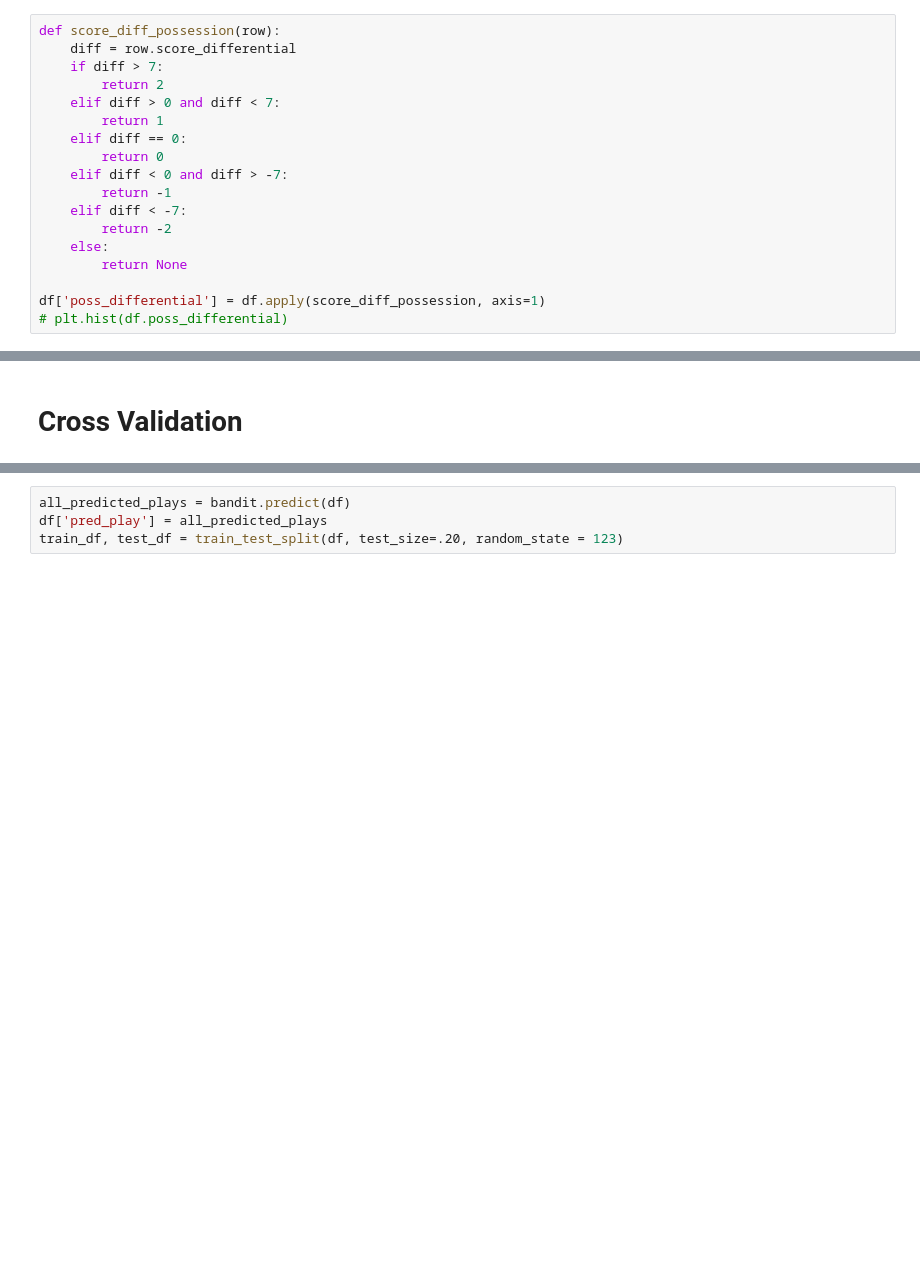
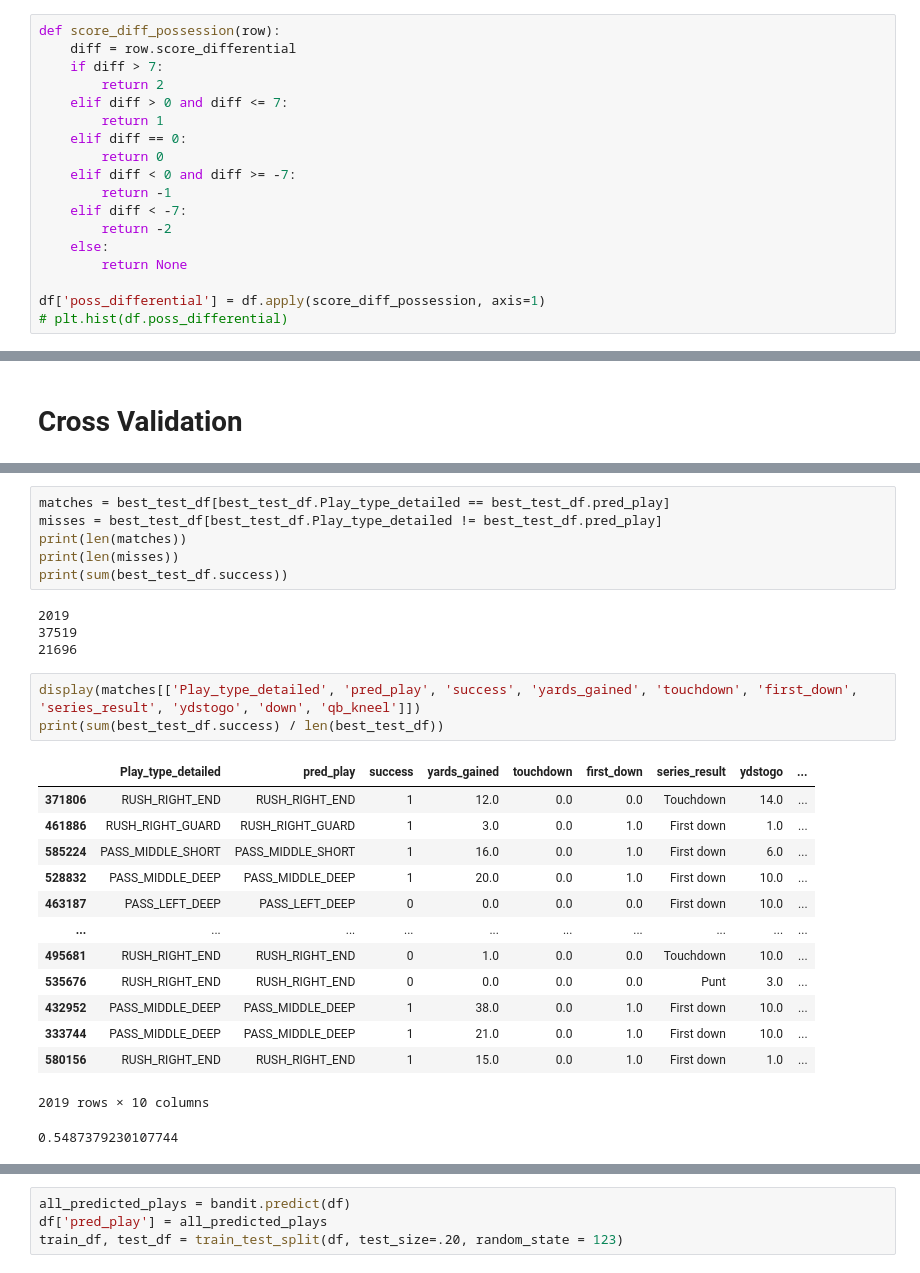
Before and after one commit to mchawla33/w210-capstone, a Jupyter notebook: notebooks/ContextualBandit_rewards_team.ipynb, the cells around one changed output, grey strips where cells are left out. Cells and saved outputs as stored; diff of their text form; blank space fills up the shorter version.

```diff
--- a/notebooks/ContextualBandit_rewards_team.ipynb
+++ b/notebooks/ContextualBandit_rewards_team.ipynb
@@ -142,11 +148,11 @@ def score_diff_possession(row):
     diff = row.score_differential
     if diff > 7:
         return 2
-    elif diff > 0 and diff < 7:
+    elif diff > 0 and diff <= 7:
         return 1
     elif diff == 0:
         return 0
-    elif diff < 0 and diff > -7:
+    elif diff < 0 and diff >= -7:
         return -1
     elif diff < -7:
         return -2
@@ -1259,0 +1322,28 @@ Best replay value: 0.5441389290882779
+# %%
+matches = best_test_df[best_test_df.Play_type_detailed == best_test_df.pred_play]
+misses = best_test_df[best_test_df.Play_type_detailed != best_test_df.pred_play]
+print(len(matches))
+print(len(misses))
+print(sum(best_test_df.success))
+# %% [output]
+2019
+37519
+21696
+# %%
+display(matches[['Play_type_detailed', 'pred_play', 'success', 'yards_gained', 'touchdown', 'first_down', 'series_result', 'ydstogo', 'down', 'qb_kneel']])
+print(sum(best_test_df.success) / len(best_test_df))
+# %% [output]
+|  | Play_type_detailed | pred_play | success | yards_gained | touchdown | first_down | series_result | ydstogo | ... |
+| 371806 | RUSH_RIGHT_END | RUSH_RIGHT_END | 1 | 12.0 | 0.0 | 0.0 | Touchdown | 14.0 | ... |
+| 461886 | RUSH_RIGHT_GUARD | RUSH_RIGHT_GUARD | 1 | 3.0 | 0.0 | 1.0 | First down | 1.0 | ... |
+| 585224 | PASS_MIDDLE_SHORT | PASS_MIDDLE_SHORT | 1 | 16.0 | 0.0 | 1.0 | First down | 6.0 | ... |
+| 528832 | PASS_MIDDLE_DEEP | PASS_MIDDLE_DEEP | 1 | 20.0 | 0.0 | 1.0 | First down | 10.0 | ... |
+| 463187 | PASS_LEFT_DEEP | PASS_LEFT_DEEP | 0 | 0.0 | 0.0 | 0.0 | First down | 10.0 | ... |
+| ... | ... | ... | ... | ... | ... | ... | ... | ... | ... |
+| 495681 | RUSH_RIGHT_END | RUSH_RIGHT_END | 0 | 1.0 | 0.0 | 0.0 | Touchdown | 10.0 | ... |
+| 535676 | RUSH_RIGHT_END | RUSH_RIGHT_END | 0 | 0.0 | 0.0 | 0.0 | Punt | 3.0 | ... |
+| 432952 | PASS_MIDDLE_DEEP | PASS_MIDDLE_DEEP | 1 | 38.0 | 0.0 | 1.0 | First down | 10.0 | ... |
+| 333744 | PASS_MIDDLE_DEEP | PASS_MIDDLE_DEEP | 1 | 21.0 | 0.0 | 1.0 | First down | 10.0 | ... |
+| 580156 | RUSH_RIGHT_END | RUSH_RIGHT_END | 1 | 15.0 | 0.0 | 1.0 | First down | 1.0 | ... |
+2019 rows × 10 columns
+0.5487379230107744
```
Also changed, not shown: parts of 17 cells of this notebook.
